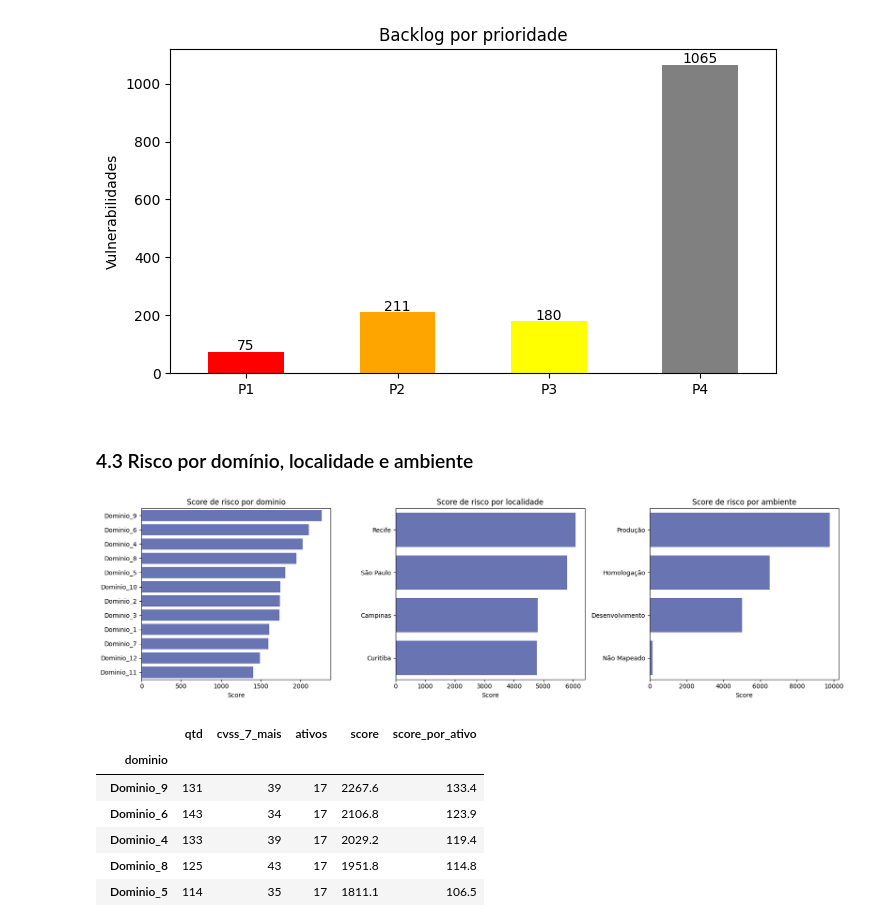
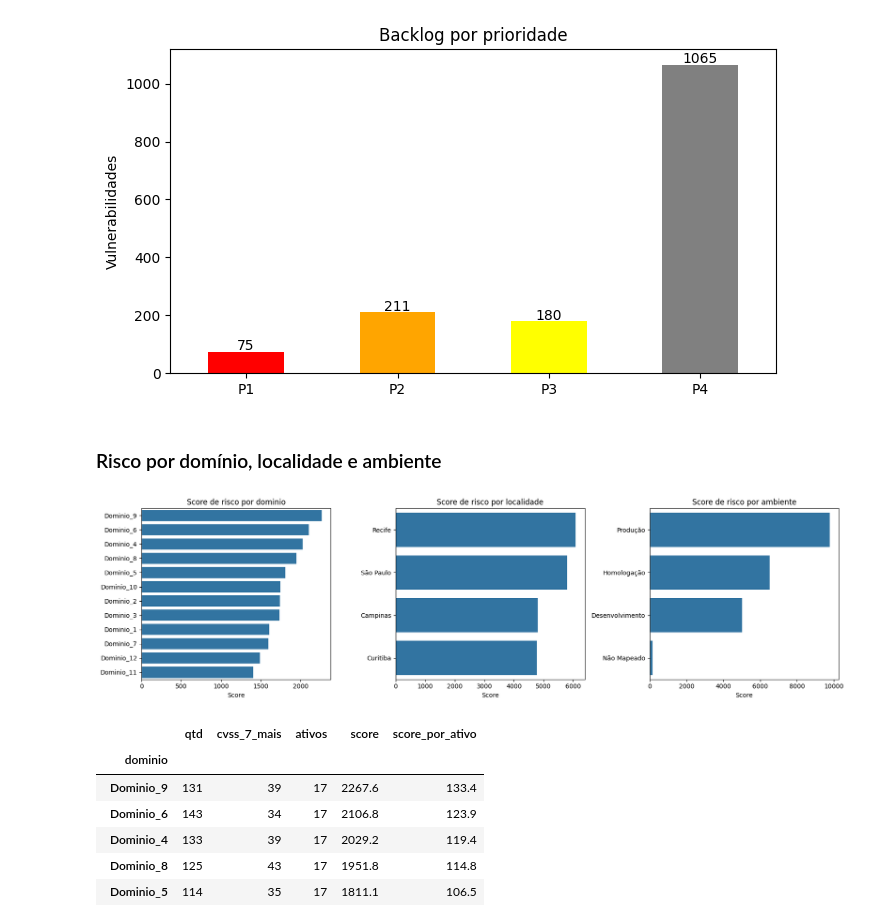
Before and after one commit to Moutt/CyberSecurity-Analytics, a Jupyter notebook: notebooks/analise_de_risco.ipynb, the cells around one changed output. Cells and saved outputs as stored; diff of their text form; code cells hidden in the pictures.

```diff
--- a/notebooks/analise_de_risco.ipynb
+++ b/notebooks/analise_de_risco.ipynb
@@ -299,16 +293,16 @@ See the caveats in the documentation: https://pandas.pydata.org/pandas-docs/stab
 | P4 | 1065 | 200 | 146.5 | 360 | 258 | 69.6% |
 [figure]
 # %% [markdown]
-### 4.3 Risco por domínio, localidade e ambiente
+### Risco por domínio, localidade e ambiente
 # %%
 fig, ax = plt.subplots(1, 3, figsize=(17, 4.8))
 for a, col in zip(ax, ['dominio', 'localidade', 'ambiente']):
     g = base.groupby(col)['score'].sum().sort_values(ascending=False)
-    sns.barplot(x=g.values, y=g.index, color='#5c6bc0', ax=a)
+    sns.barplot(x=g.values, y=g.index, ax=a)
     a.set_title(f'Score de risco por {col}'); a.set_xlabel('Score'); a.set_ylabel('')
 plt.tight_layout(); plt.show()
 # %% [output]
-[figure, old version]
+[figure, new version]
 # %%
 (base.groupby('dominio')
      .agg(qtd=('vuln_id', 'size'), cvss_7_mais=('cvss_score', lambda s: int((s >= 7).sum())), ativos=('ativo_id', 'nunique'), score=('score', 'sum'))
```
Also changed, not shown: parts of 24 cells of this notebook, 3 other files.
